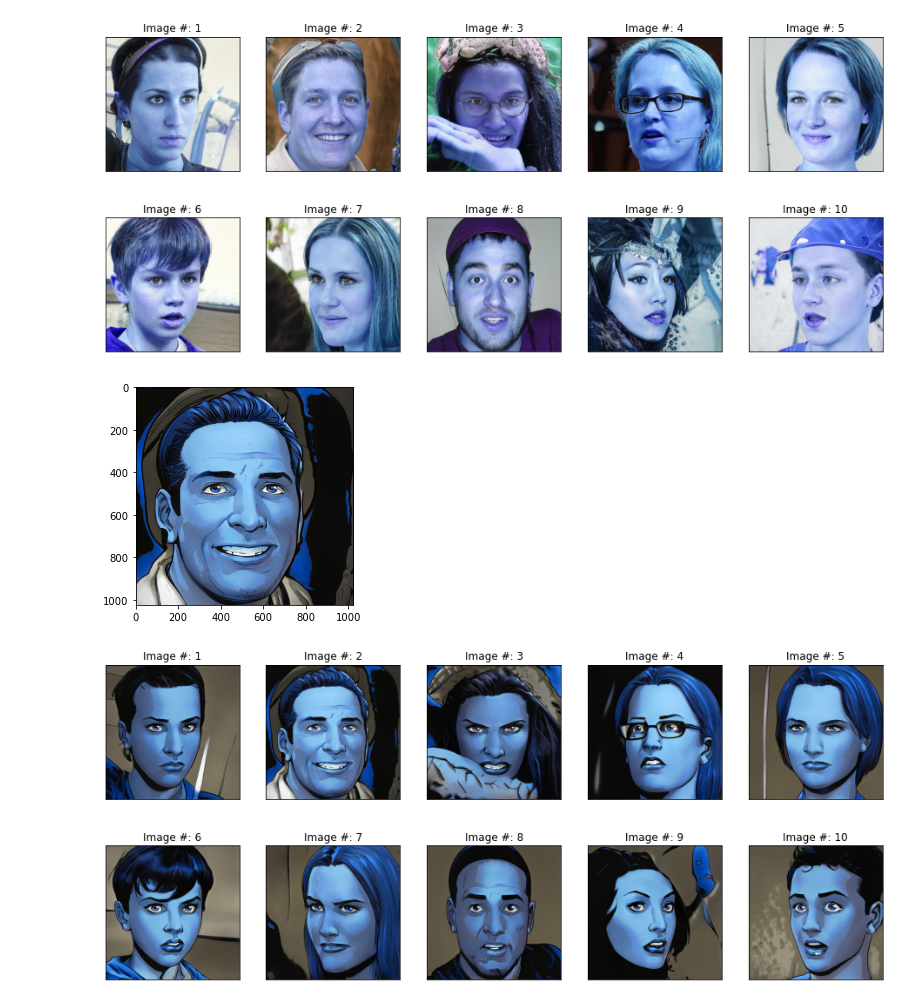
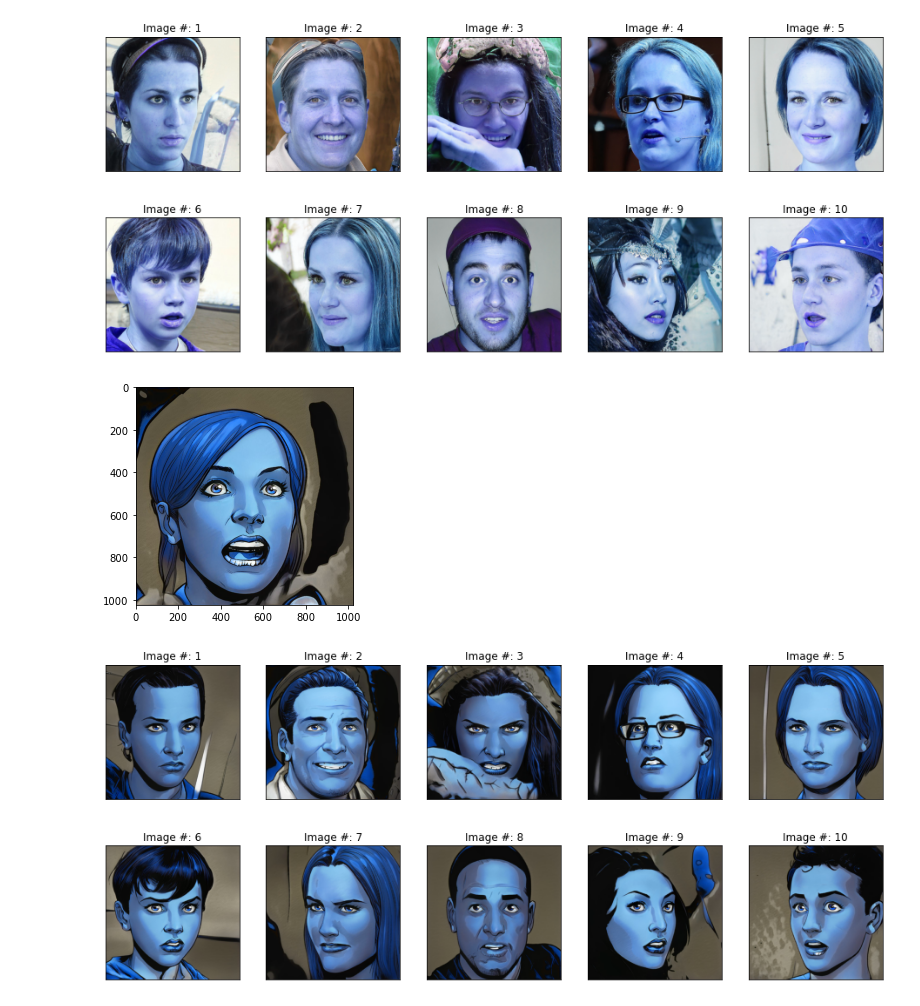
Before and after one commit to andreacutrera/comics_faces_recognizer, a Jupyter notebook: preprocessing_data.ipynb, the cells around one changed output. Drawn from its saved outputs; the diff is of its cells as text; code cells hidden in the pictures.

Commit message:
just one misclass

```diff
--- a/preprocessing_data.ipynb
+++ b/preprocessing_data.ipynb
@@ -100,12 +109,12 @@ for image_number in range(0,10):
 # %% [output]
 [figure]
 # %%
-# Just show one image of a comics' face - the 1-st one in the folder
-image_array = cv2.imread(os.path.join(path_comics, os.listdir(path_comics)[1]))
+# Just show one image of a comics' face - the 100-th one in the folder
+image_array = cv2.imread(os.path.join(path_comics, os.listdir(path_comics)[100]))
 plt.imshow(image_array)
 plt.show()
 # %% [output]
-[figure, old version]
+[figure, new version]
 # %%
 # plot the first 10 images
 plt.figure(figsize=(16,7))
```
Also changed, not shown: parts of 62 cells of this notebook.
